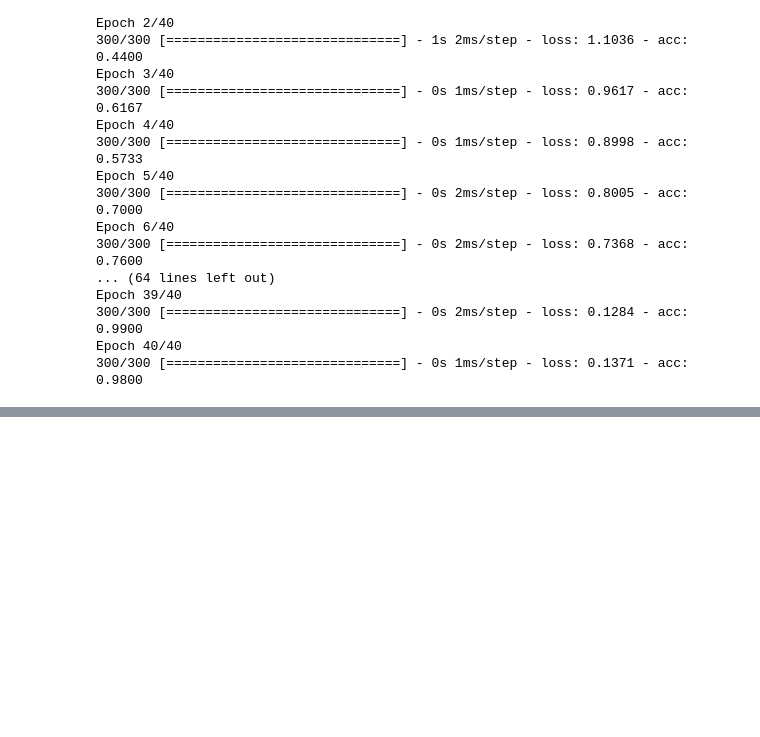
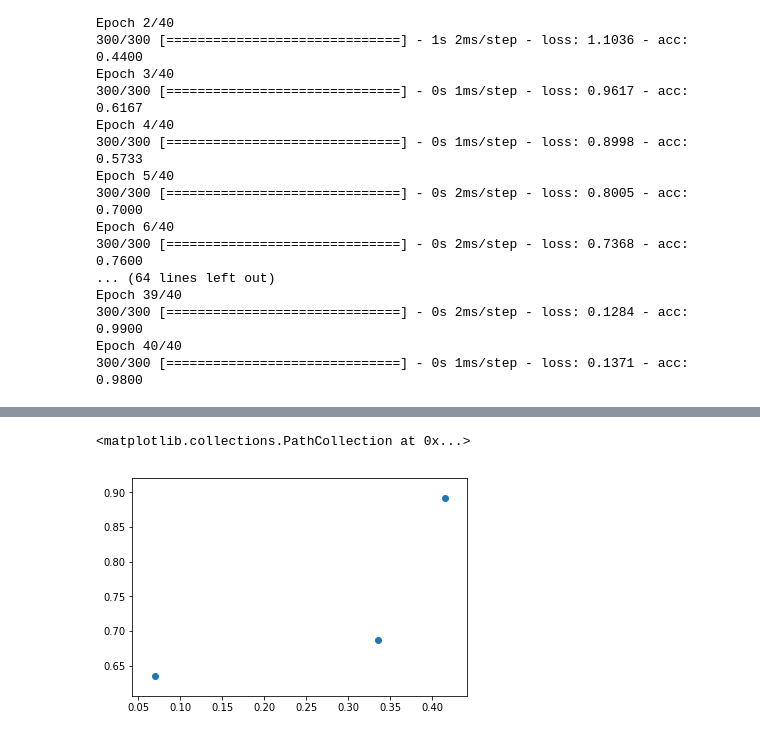
Before and after one commit to BoucheDimitri/DL1, a Jupyter notebook: TP1.ipynb, the cells around one changed output, grey strips where cells are left out. Saved outputs shown, nothing was run; the diff lists cells and outputs as text; code cells hidden in the pictures; blank space fills up the shorter version.

```diff
--- a/TP1.ipynb
+++ b/TP1.ipynb
@@ -239,0 +301,5 @@ Epoch 40/40
+# %%
+plt.scatter(Y_train[0][[0, 2, 4]], Y_train[0][[1, 3, 5]])
+# %% [output]
+<matplotlib.collections.PathCollection at 0x...>
+[figure, added]
```
Also changed, not shown: parts of 42 cells of this notebook, 1 other file.
